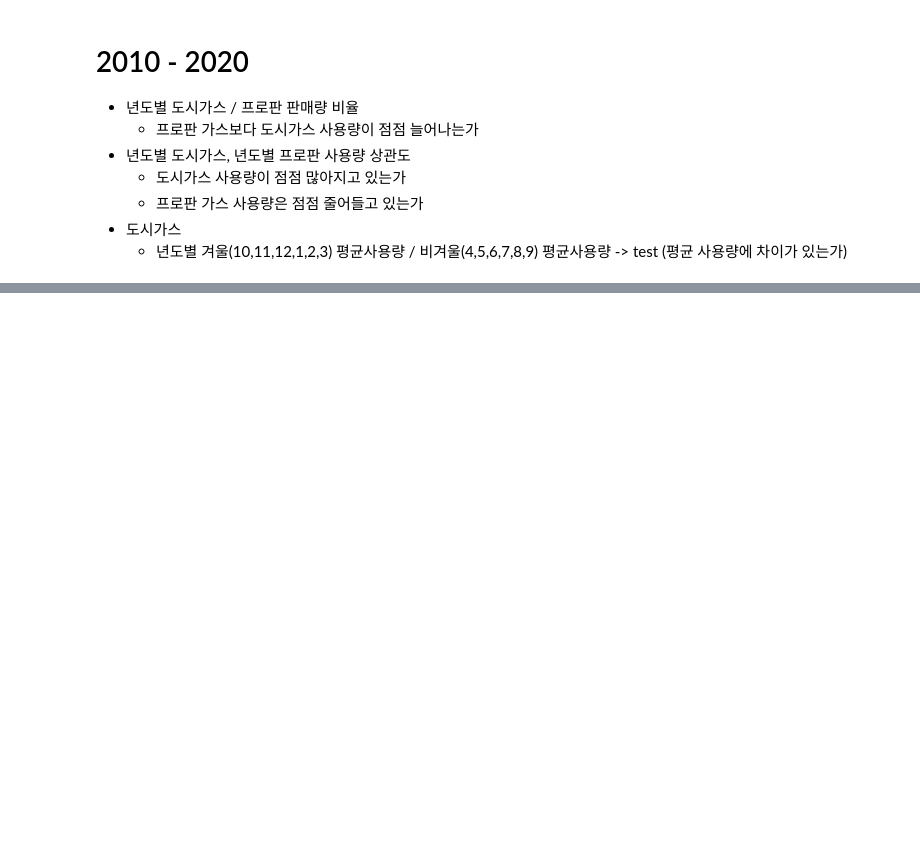
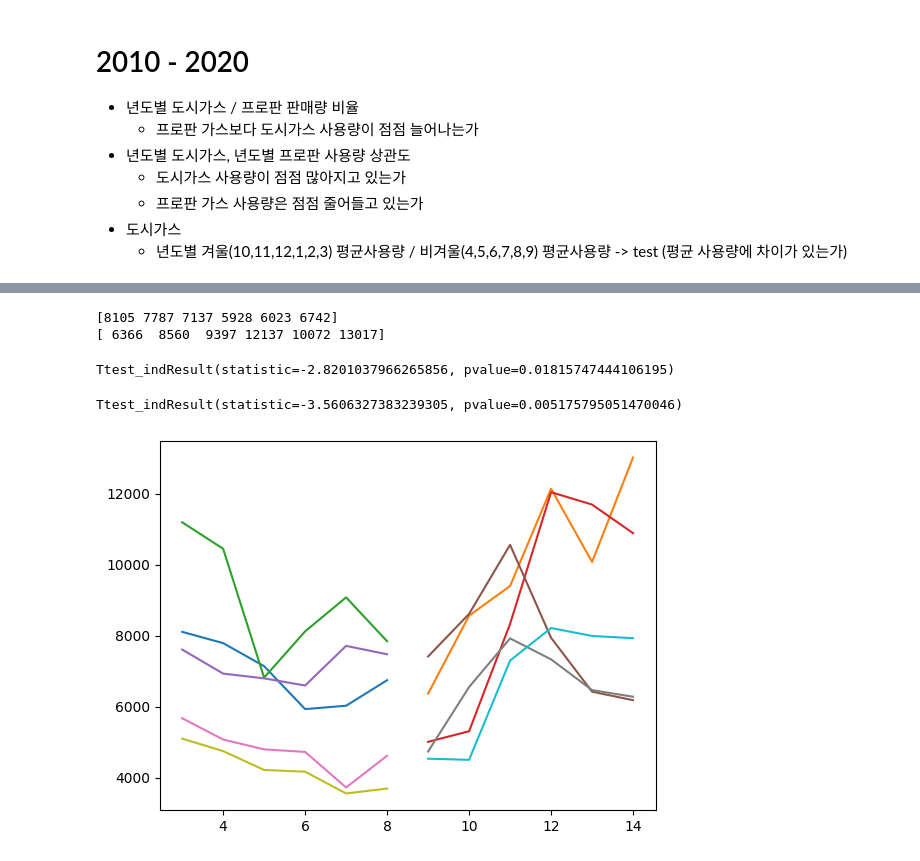
Before and after one commit to leesfact/AWS_JAVA, a Jupyter notebook: Python/AWS - DAY14_gag.ipynb, the cells around one changed output, grey strips where cells are left out. Drawn from its saved outputs; the diff is of its cells as text; code cells hidden in the pictures; blank space fills up the shorter version.

```diff
--- a/Python/AWS - DAY14_gag.ipynb
+++ b/Python/AWS - DAY14_gag.ipynb
@@ -80,0 +134,44 @@ IndexError: too many indices for array: array is 1-dimensional, but 2 were index
+# %%
+#2010년 여름 평균 사용량
+
+lp_gas2010_summer = np_data[3:9,3]
+print(lp_gas2010_summer)
+#print(summers_sum[0])
+#print(np_data[3:9])
+
+#2010 - 2011년 겨울 평균 사용량
+lp_gas2010_winter = np_data[9:15,3]
+print(lp_gas2010_winter)
+#print(winters_sum[0])
+#print(np_data[9:15])
+
+# ttest 귀무가설, 두개의 mean 값은 같은 모집단에서 나온것.
+# 두개의 mean값을 같은 것으로 보아야 한다
+
+stats.ttest_ind(lp_gas2010_summer,lp_gas2010_winter)
+# %% [output]
+[8105 7787 7137 5928 6023 6742]
+[ 6366  8560  9397 12137 10072 13017]
+Ttest_indResult(statistic=-2.8201037966265856, pvalue=0.01815747444106195)
+# %%
+# 2011년 여름, 2011-2012년 겨울 도시가스 사용량 ttest_ind
+ln_gas2011_summer = np_data[15:21,1]  # 도시가스 인덱스 1
+
+ln_gas2011_winter = np_data[21:27,1] # 도시가스 인덱스 1
+
+stats.ttest_ind(ln_gas2011_summer,ln_gas2011_winter)
+# %% [output]
+Ttest_indResult(statistic=-3.5606327383239305, pvalue=0.005175795051470046)
+# %%
+# 수식으로 표현
+_,axe = plt.subplots()
+year = 2010
+gas_index = 3
+for i in range(0,10,2):
+    j = 3+6*i
+    summer = np_data[j:j+6]
+    winter = np_data[j+6:j+12]
+    axe.plot(np.arange(3,9), summer[:,gas_index])
+    axe.plot(np.arange(9,15), winter[:,gas_index])
+# %% [output]
+[figure, added]
```
Also changed, not shown: parts of 6 cells of this notebook, 9 other files.
